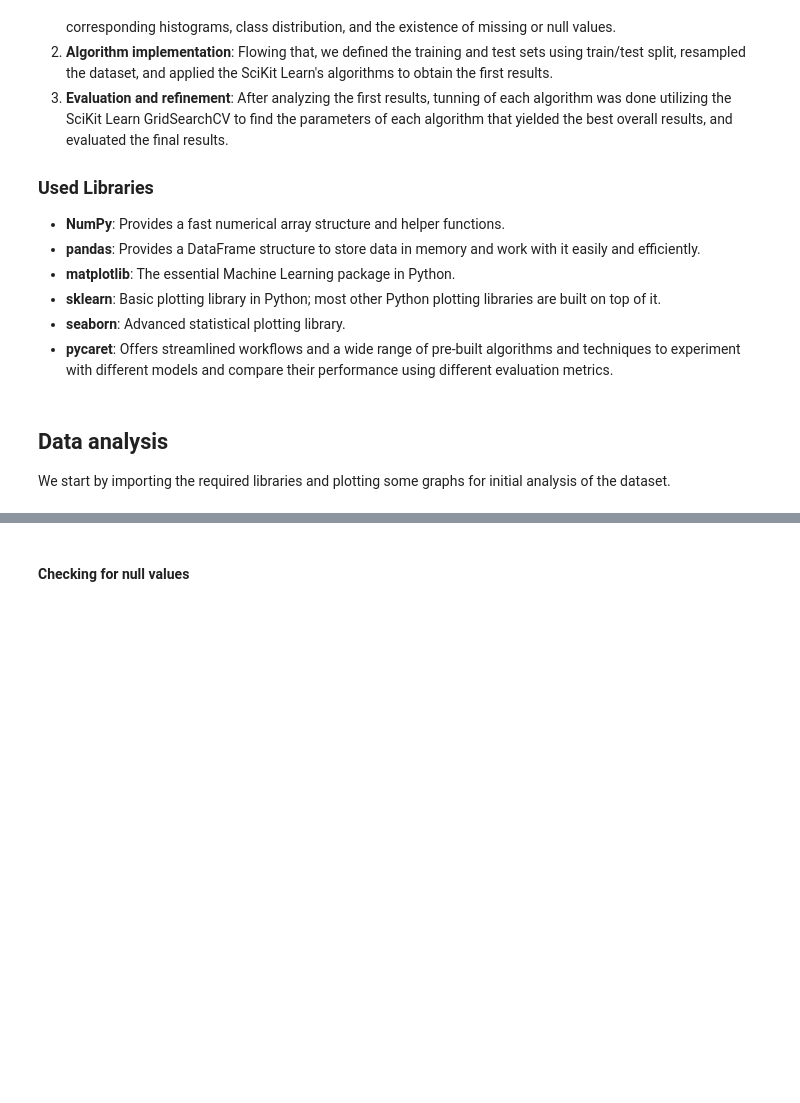
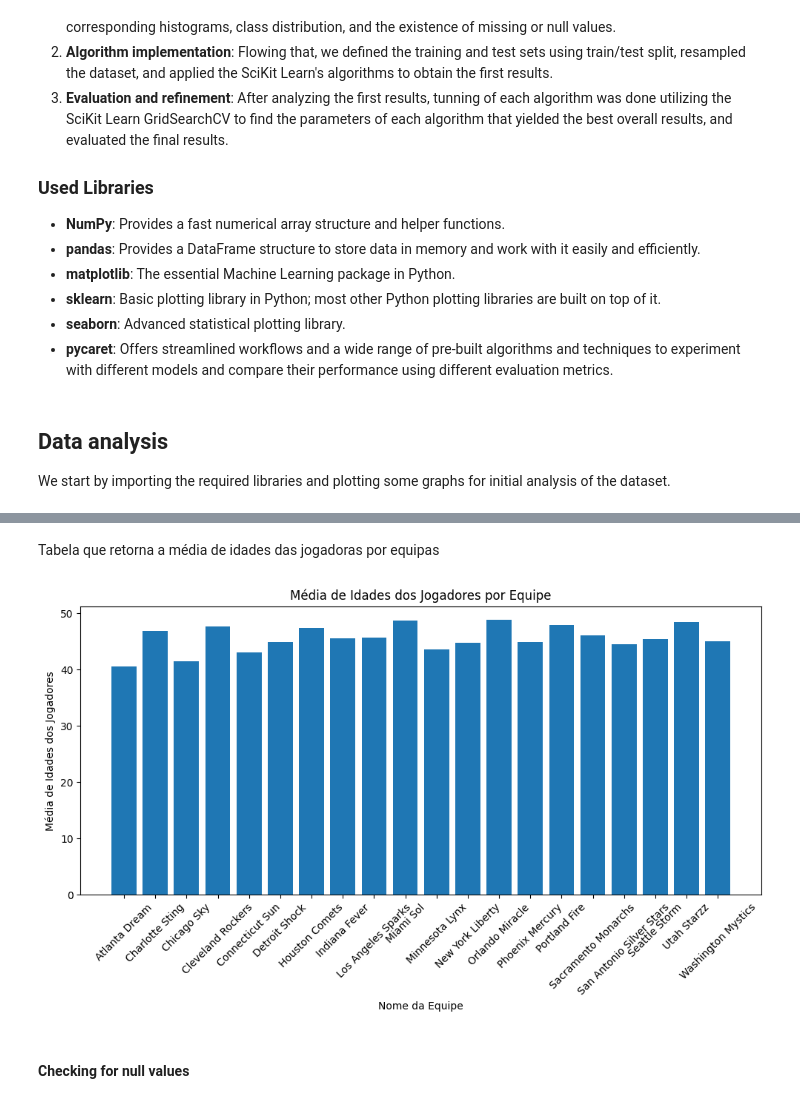
Before and after one commit to Adamantiun/AC-Proj1, a Jupyter notebook: basketball.ipynb, the cells around one changed output, grey strips where cells are left out. Saved outputs shown, nothing was run; the diff lists cells and outputs as text; code cells hidden in the pictures; blank space fills up the shorter version.

```diff
--- a/basketball.ipynb
+++ b/basketball.ipynb
@@ -125,3 +142,34 @@ formatted_df.describe()
+# %% [markdown]
+Tabela que retorna a média de idades das jogadoras por equipas
+# %%
+import pandas as pd
+import matplotlib.pyplot as plt
+
+players_df = pd.read_csv('./modified_data/players.csv')
+players_teams_df = pd.read_csv('./modified_data/players_teams.csv')
+teams_df = pd.read_csv('./modified_data/teams.csv')
+
+players_df = players_df[~players_df['birthDate'].str.startswith('0000')]
+
+players_df['birthYear'] = players_df['birthDate'].str[:4].astype(int)
+players_df['idade'] = 2023 - players_df['birthYear']
+
+merged_df = players_teams_df.merge(players_df, left_on='playerID', right_on='bioID')
+
+team_avg_age = merged_df.groupby('tmID')['idade'].mean().reset_index()
+
+team_avg_age = team_avg_age.merge(teams_df, left_on='tmID', right_on='tmID')
+
+plt.figure(figsize=(10, 6))
+plt.bar(team_avg_age['name'], team_avg_age['idade'])
+plt.xlabel('Nome da Equipe')
+plt.ylabel('Média de Idades dos Jogadores')
+plt.title('Média de Idades dos Jogadores por Equipe')
+plt.xticks(rotation=45)
+plt.tight_layout()
+plt.show()
+# %% [output]
+[figure, added]
 # %% [markdown]
 #### Checking for null values
 # %%
```
Also changed, not shown: parts of 6 cells of this notebook.
